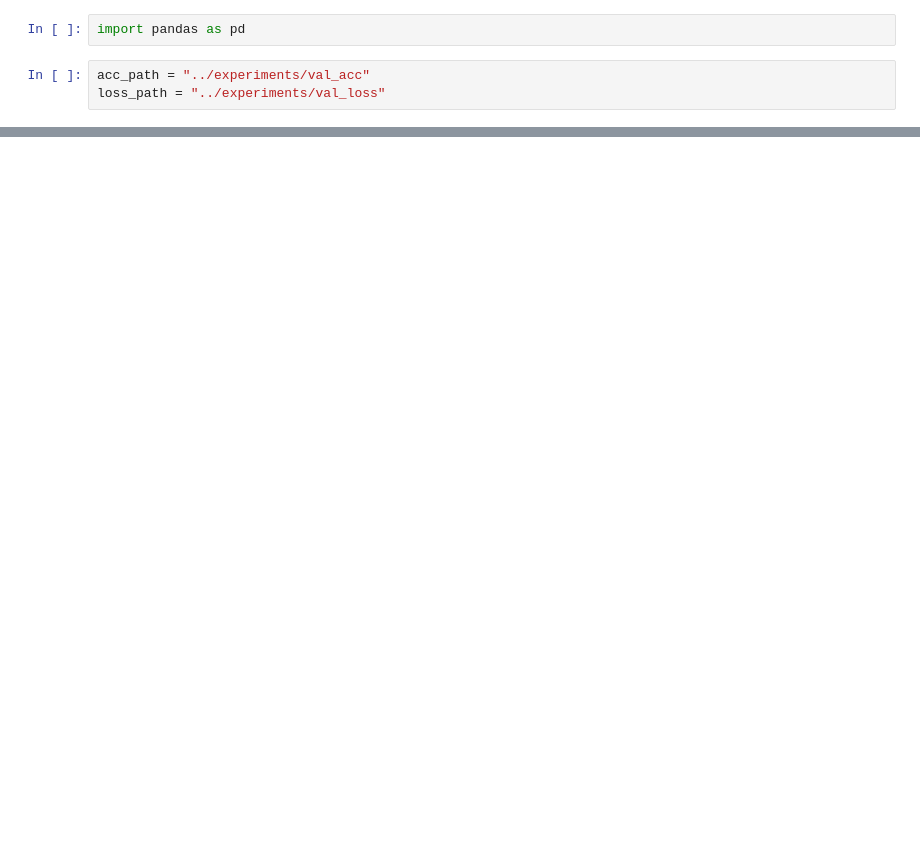
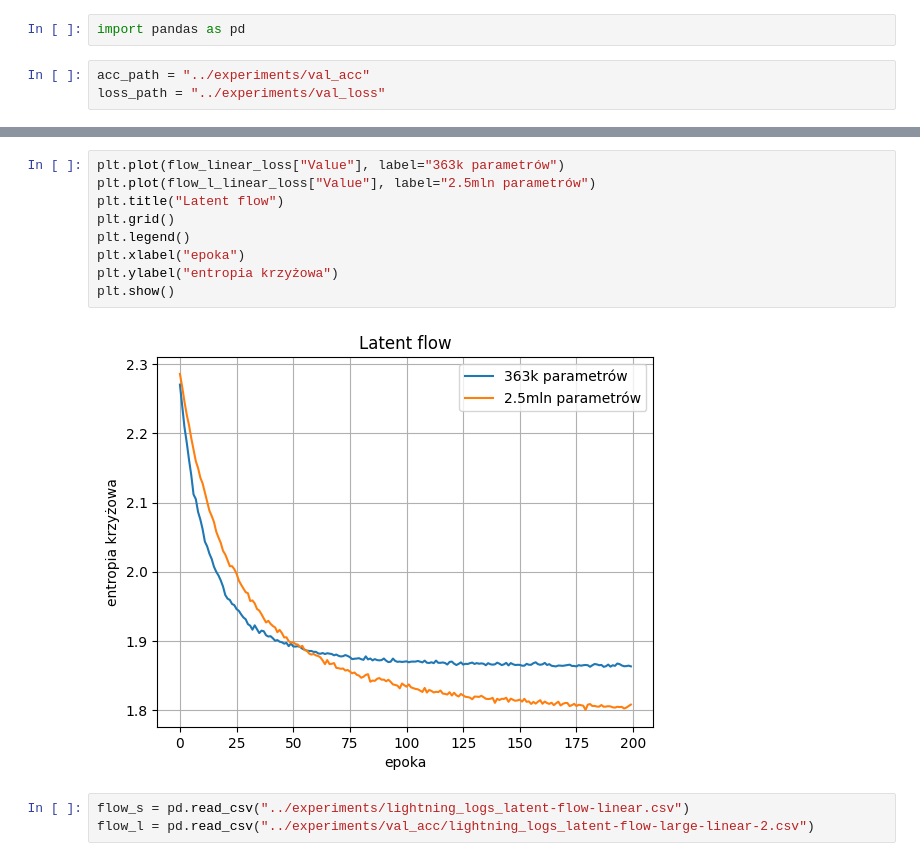
Before and after one commit to LukiLenkiewicz/representation-learning-methods, a Jupyter notebook: notebooks/eda.ipynb, the cells around one changed output, grey strips where cells are left out. Drawn from its saved outputs; the diff is of its cells as text; blank space fills up the shorter version.

```diff
--- a/notebooks/eda.ipynb
+++ b/notebooks/eda.ipynb
@@ -104,3 +111,17 @@ flow_l_linear_loss = pd.read_csv(f"{loss_path}/{flow_l}")
+# %%
+plt.plot(flow_linear_loss["Value"], label="363k parametrów")
+plt.plot(flow_l_linear_loss["Value"], label="2.5mln parametrów")
+plt.title("Latent flow")
+plt.grid()
+plt.legend()
+plt.xlabel("epoka")
+plt.ylabel("entropia krzyżowa")
+plt.show()
+# %% [output]
+[figure, added]
+# %%
+flow_s = pd.read_csv("../experiments/lightning_logs_latent-flow-linear.csv")
+flow_l = pd.read_csv("../experiments/val_acc/lightning_logs_latent-flow-large-linear-2.csv")
 # %%
 # plt.plot(ae_linear_acc["Value"], label="autokoder")
 # plt.plot(flow_linear_acc["Value"], label="flow")
```
Also changed, not shown: parts of 14 cells of this notebook, 3 other files.
